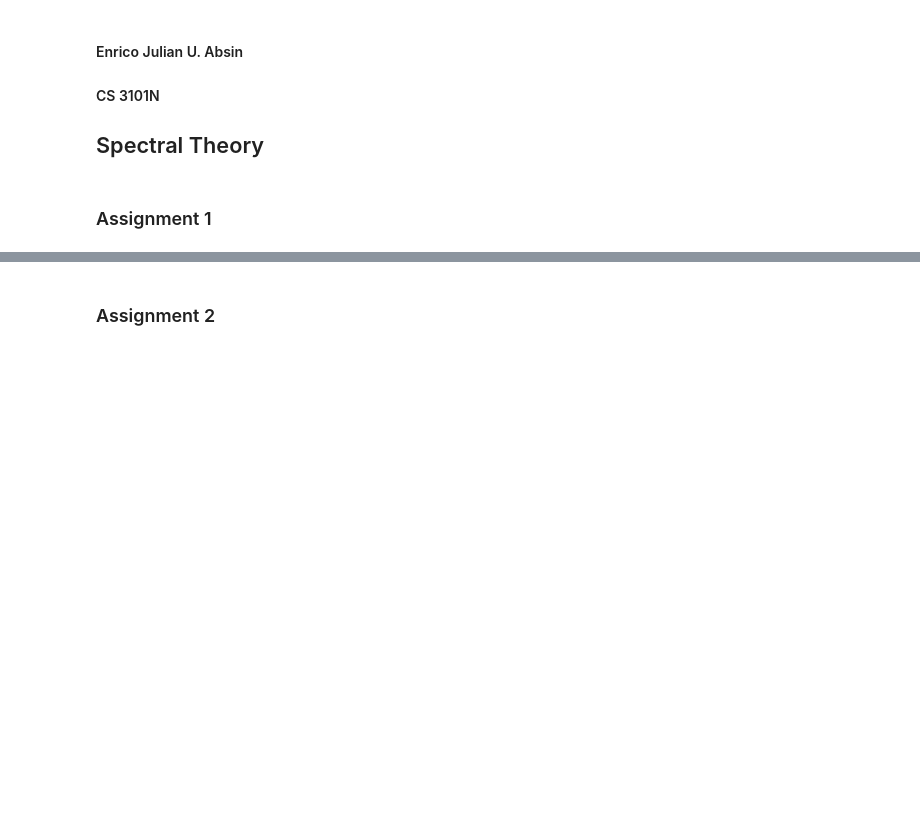
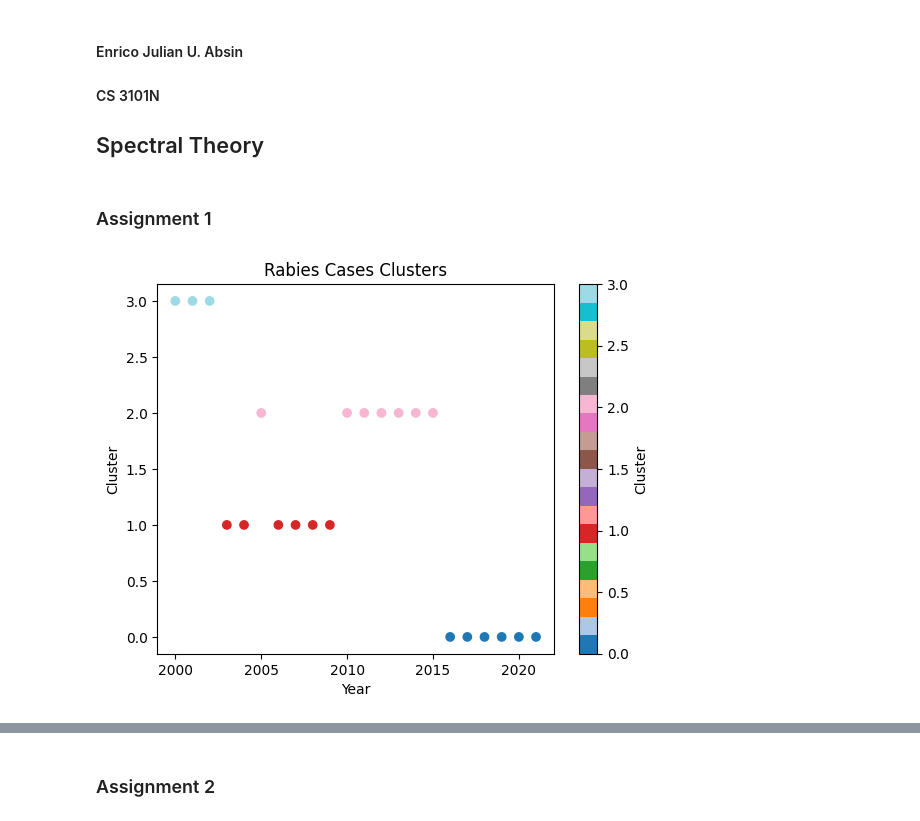
Before and after one commit to cheWy20k/Linear_Algebra, a Jupyter notebook: ASSIGNMENTS/Spectral_Theory.ipynb, the cells around one changed output, grey strips where cells are left out. Cells and saved outputs as stored; diff of their text form; code cells hidden in the pictures; blank space fills up the shorter version.

Commit message:
finished spectral theory

```diff
--- a/ASSIGNMENTS/Spectral_Theory.ipynb
+++ b/ASSIGNMENTS/Spectral_Theory.ipynb
@@ -4,3 +4,36 @@
 ## Spectral Theory
 # %% [markdown]
 ### Assignment 1
+# %%
+import pandas as pd
+import matplotlib.pyplot as plt
+from sklearn.cluster import SpectralClustering
+from sklearn.cluster import KMeans
+
+# Load the dataset
+data = pd.read_csv("rabies-by-domestication.csv")
+data = pd.read_csv("rabies-by-domestication.csv", thousands=",") # For the commas
+
+# Select the columns from the dataset
+features = ["Year", "Domestic", "Wild"]  # Adjust based on available data
+
+# Perform clustering
+clustering = KMeans(n_clusters=4, n_init=10)  # Adjust the number of clusters as needed
+labels = clustering.fit_predict(data[features])
+
+# Analyze and interpret clusters
+data["Cluster"] = labels
+
+# Explore results
+data.groupby("Cluster").describe()  # Summarize data in each cluster
+data.groupby(["Cluster", "Domestic", "Wild"]).size()  # Distribution of domestic/wild in each cluster
+
+
+plt.scatter(data["Year"], data["Cluster"], c=labels, cmap="tab20")
+plt.xlabel("Year")
+plt.ylabel("Cluster")
+plt.title("Rabies Cases Clusters")
+plt.colorbar(label="Cluster")
+plt.show()
+# %% [output]
+[figure, added]
```
Also changed, not shown: parts of 6 cells of this notebook, 1 other file.
